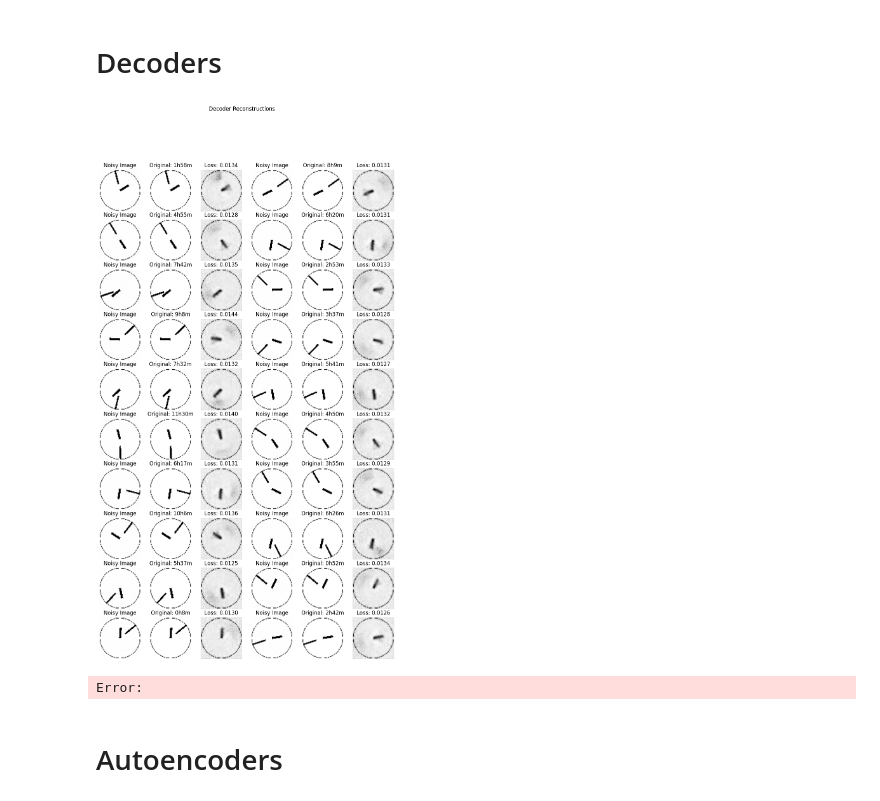
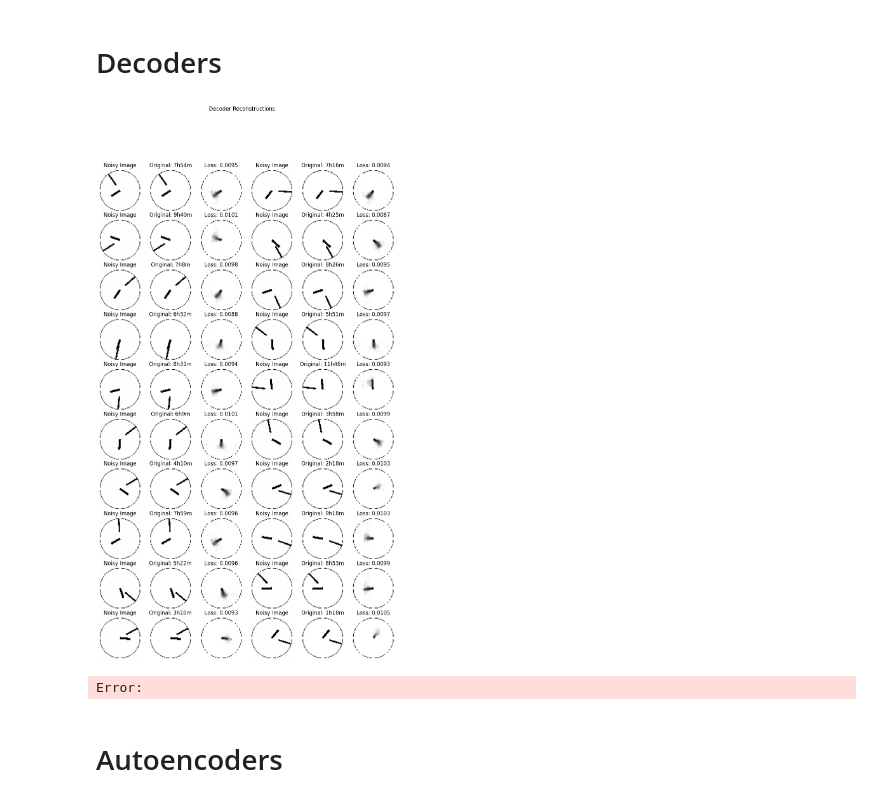
Before and after one commit to uzairname/manifold-learning, a Jupyter notebook: autoencoders.ipynb, the cells around one changed output. Cells and saved outputs as stored; diff of their text form; code cells hidden in the pictures.

Commit message:
imilicit neural decoder

```diff
--- a/autoencoders.ipynb
+++ b/autoencoders.ipynb
@@ -14,7 +14,7 @@ import os
 import numpy as np
 import functools
 
-from models.decoders import ResNetDecoder3
+from models.decoders import ImplicitNeuralDecoder, ResNetDecoder3
 from models.encoders import ConvMLPEncoder
 
 sys.path.append(os.path.join(os.getcwd(), '..'))
@@ -49,12 +49,12 @@ dataloader, val_dataloader, _, _ = get_dataloaders(
   batch_size=BATCH_SIZE,
 )
 
-model_dir="saved_models/ResNetDecoder3/Ad20-841285"
+model_dir="saved_models/ImplicitNeuralDecoder/Activation-d19-"
 
 LATENT_DIM=2
 load_model_checkpoint = functools.partial(
   load_model_state_dict,
-  model_class=ResNetDecoder3,
+  model_class=ImplicitNeuralDecoder,
   model_dir=model_dir,
 )
 
@@ -85,10 +85,10 @@ Not encoder
 # %% [markdown]
 # Decoders
 # %%
-model, type_ = load_model_checkpoint(checkpoint=7)
+model, type_ = load_model_checkpoint(checkpoint=11)
 visualize_reconstruction(type_, model, dataloader, latent_dim=LATENT_DIM)
 # %% [output]
-[figure, old version]
+[figure, new version]
 Error:
 # %% [markdown]
 # Autoencoders
```
Also changed, not shown: parts of 4 cells of this notebook, 7 other files.
